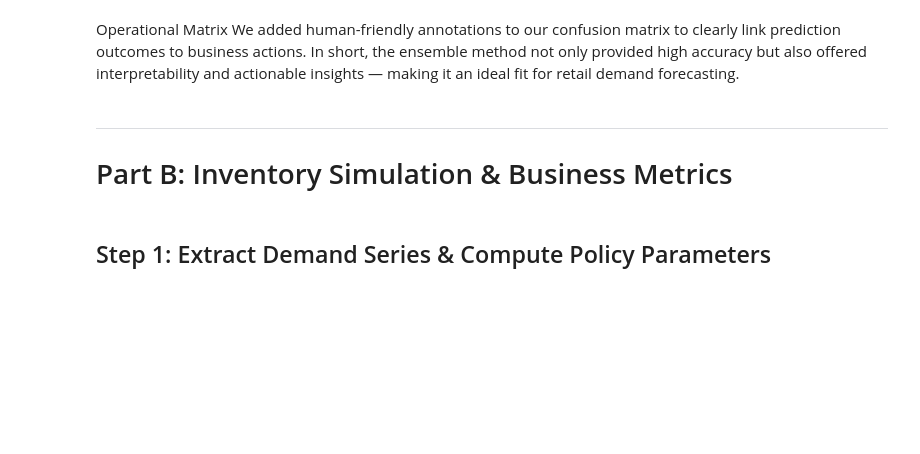
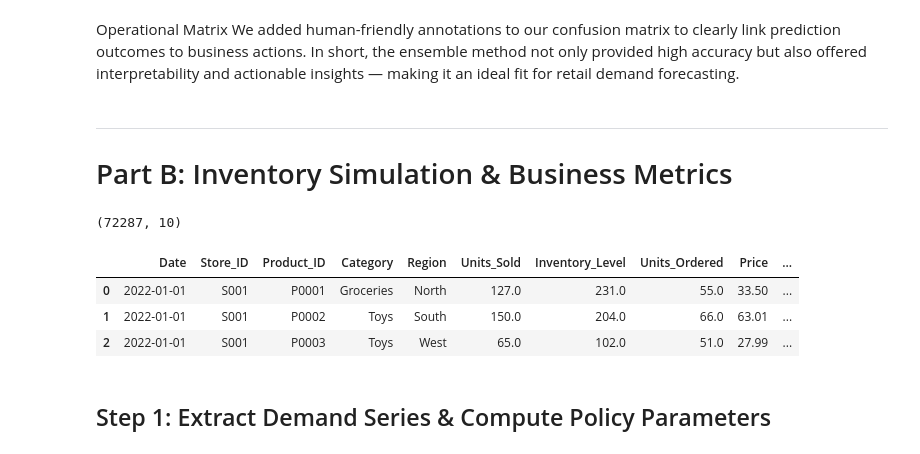
Before and after one commit to sakshiasati17/SupplychainoptimisationusingAI, a Jupyter notebook: notebooks/04_Inventory_Simulation_Business_Metrics.ipynb, the cells around one changed output. Saved outputs shown, nothing was run; the diff lists cells and outputs as text; code cells hidden in the pictures; blank space fills up the shorter version.

```diff
--- a/notebooks/04_Inventory_Simulation_Business_Metrics.ipynb
+++ b/notebooks/04_Inventory_Simulation_Business_Metrics.ipynb
@@ -545,30 +474,36 @@ In short, the ensemble method not only provided high accuracy but also offered i
 # %%
 import sys, warnings
 sys.path.insert(0, '..')
 warnings.filterwarnings('ignore')
 
 import numpy as np
 import pandas as pd
 import matplotlib.pyplot as plt
 import matplotlib.patches as mpatches
 from pathlib import Path
 
 from src.simulation.inventory import (
     InventoryPolicy, simulate_inventory,
     compute_eoq, compute_safety_stock, compute_reorder_point,
     run_scenario_comparison,
 )
 
 # Load data
 DATA_PATH = Path('../data/processed/cleaned_retail_data.csv')
 if not DATA_PATH.exists():
-    DATA_PATH = Path('../data/cleaned_retail_data-2.csv')
+    DATA_PATH = Path('../data/processed/cleaned_retail_data.csv')
 
 df = pd.read_csv(DATA_PATH)
 df.columns = df.columns.str.strip().str.replace(' ', '_').str.replace('/', '_')
 df['Date'] = pd.to_datetime(df['Date'])
 print(df.shape)
 df.head(3)
+# %% [output]
+(72287, 10)
+|  | Date | Store_ID | Product_ID | Category | Region | Units_Sold | Inventory_Level | Units_Ordered | Price | ... |
+| 0 | 2022-01-01 | S001 | P0001 | Groceries | North | 127.0 | 231.0 | 55.0 | 33.50 | ... |
+| 1 | 2022-01-01 | S001 | P0002 | Toys | South | 150.0 | 204.0 | 66.0 | 63.01 | ... |
+| 2 | 2022-01-01 | S001 | P0003 | Toys | West | 65.0 | 102.0 | 51.0 | 27.99 | ... |
 # %% [markdown]
 ## Step 1: Extract Demand Series & Compute Policy Parameters
 # %%
```
Also changed, not shown: parts of 31 cells of this notebook.
